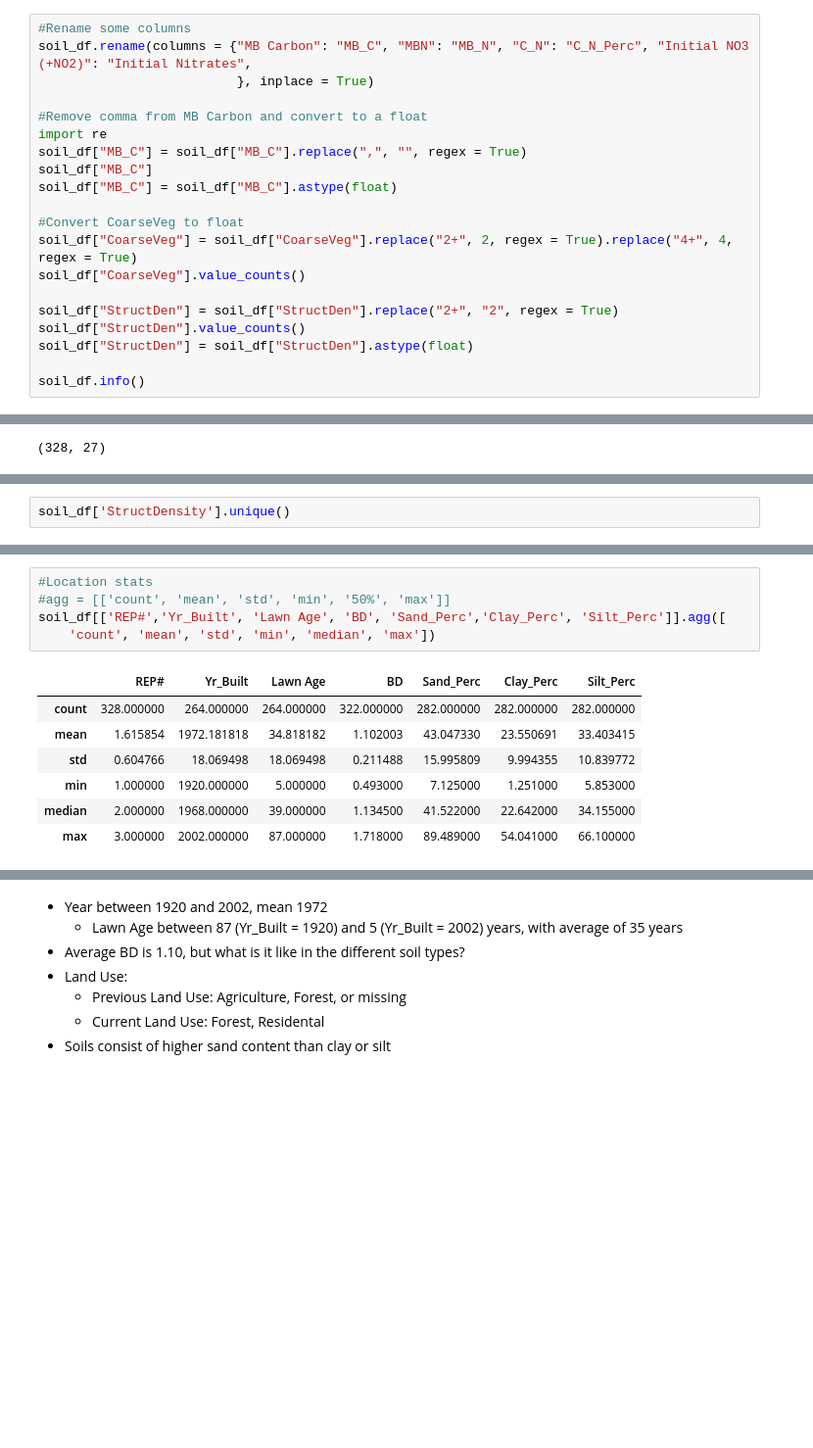
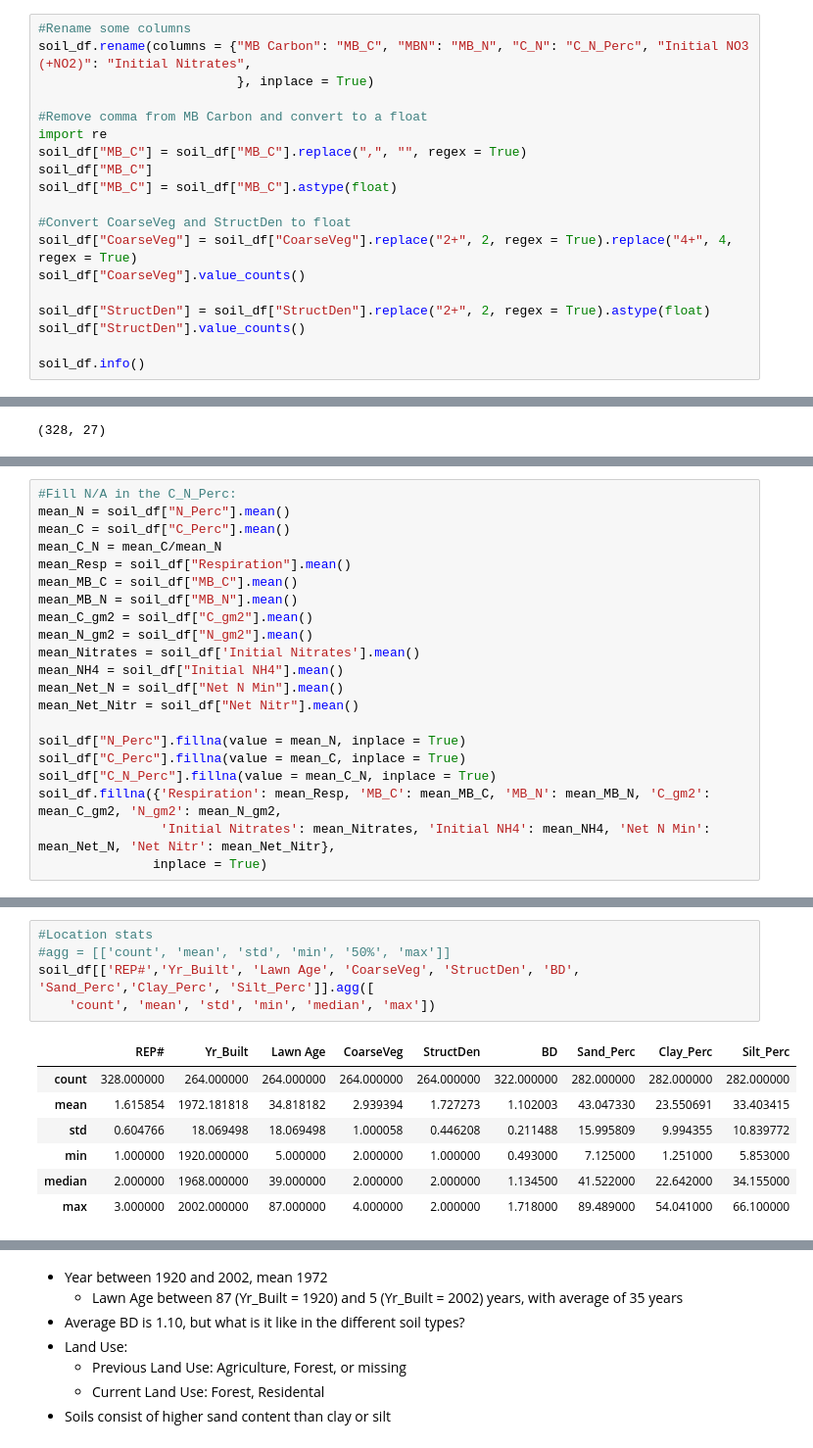
Before and after one commit to odelmas-sci/soil_characteristics, a Jupyter notebook: Forest Soil Characteristics.ipynb, the cells around one changed output, grey strips where cells are left out. Shown at 98% size. Cells and saved outputs as stored; diff of their text form; blank space fills up the shorter version.

```diff
--- a/Forest Soil Characteristics.ipynb
+++ b/Forest Soil Characteristics.ipynb
@@ -83,13 +83,12 @@ soil_df["MB_C"] = soil_df["MB_C"].replace(",", "", regex = True)
 soil_df["MB_C"]
 soil_df["MB_C"] = soil_df["MB_C"].astype(float)
 
-#Convert CoarseVeg to float
+#Convert CoarseVeg and StructDen to float
 soil_df["CoarseVeg"] = soil_df["CoarseVeg"].replace("2+", 2, regex = True).replace("4+", 4, regex = True)
 soil_df["CoarseVeg"].value_counts()
 
-soil_df["StructDen"] = soil_df["StructDen"].replace("2+", "2", regex = True)
+soil_df["StructDen"] = soil_df["StructDen"].replace("2+", 2, regex = True).astype(float)
 soil_df["StructDen"].value_counts()
-soil_df["StructDen"] = soil_df["StructDen"].astype(float)
 
 soil_df.info()
 # %% [output]
@@ -164,2 +166,21 @@ Current Land Use: ['Forest' 'Residential']
 # %%
-soil_df['StructDensity'].unique()
+#Fill N/A in the C_N_Perc:
+mean_N = soil_df["N_Perc"].mean()
+mean_C = soil_df["C_Perc"].mean()
+mean_C_N = mean_C/mean_N
+mean_Resp = soil_df["Respiration"].mean()
+mean_MB_C = soil_df["MB_C"].mean()
+mean_MB_N = soil_df["MB_N"].mean()
+mean_C_gm2 = soil_df["C_gm2"].mean()
+mean_N_gm2 = soil_df["N_gm2"].mean()
+mean_Nitrates = soil_df['Initial Nitrates'].mean()
+mean_NH4 = soil_df["Initial NH4"].mean()
+mean_Net_N = soil_df["Net N Min"].mean()
+mean_Net_Nitr = soil_df["Net Nitr"].mean()
+
+soil_df["N_Perc"].fillna(value = mean_N, inplace = True)
+soil_df["C_Perc"].fillna(value = mean_C, inplace = True)
+soil_df["C_N_Perc"].fillna(value = mean_C_N, inplace = True)
+soil_df.fillna({'Respiration': mean_Resp, 'MB_C': mean_MB_C, 'MB_N': mean_MB_N, 'C_gm2': mean_C_gm2, 'N_gm2': mean_N_gm2,
+                'Initial Nitrates': mean_Nitrates, 'Initial NH4': mean_NH4, 'Net N Min': mean_Net_N, 'Net Nitr': mean_Net_Nitr},
+               inplace = True)
@@ -192,13 +220,13 @@ Net Nitr - 2.7439
 # %%
 #Location stats
 #agg = [['count', 'mean', 'std', 'min', '50%', 'max']]
-soil_df[['REP#','Yr_Built', 'Lawn Age', 'BD', 'Sand_Perc','Clay_Perc', 'Silt_Perc']].agg([
+soil_df[['REP#','Yr_Built', 'Lawn Age', 'CoarseVeg', 'StructDen', 'BD', 'Sand_Perc','Clay_Perc', 'Silt_Perc']].agg([
     'count', 'mean', 'std', 'min', 'median', 'max'])
 # %% [output]
-|  | REP# | Yr_Built | Lawn Age | BD | Sand_Perc | Clay_Perc | Silt_Perc |
-| count | 328.000000 | 264.000000 | 264.000000 | 322.000000 | 282.000000 | 282.000000 | 282.000000 |
-| mean | 1.615854 | 1972.181818 | 34.818182 | 1.102003 | 43.047330 | 23.550691 | 33.403415 |
-| std | 0.604766 | 18.069498 | 18.069498 | 0.211488 | 15.995809 | 9.994355 | 10.839772 |
-| min | 1.000000 | 1920.000000 | 5.000000 | 0.493000 | 7.125000 | 1.251000 | 5.853000 |
-| median | 2.000000 | 1968.000000 | 39.000000 | 1.134500 | 41.522000 | 22.642000 | 34.155000 |
-| max | 3.000000 | 2002.000000 | 87.000000 | 1.718000 | 89.489000 | 54.041000 | 66.100000 |
+|  | REP# | Yr_Built | Lawn Age | CoarseVeg | StructDen | BD | Sand_Perc | Clay_Perc | Silt_Perc |
+| count | 328.000000 | 264.000000 | 264.000000 | 264.000000 | 264.000000 | 322.000000 | 282.000000 | 282.000000 | 282.000000 |
+| mean | 1.615854 | 1972.181818 | 34.818182 | 2.939394 | 1.727273 | 1.102003 | 43.047330 | 23.550691 | 33.403415 |
+| std | 0.604766 | 18.069498 | 18.069498 | 1.000058 | 0.446208 | 0.211488 | 15.995809 | 9.994355 | 10.839772 |
+| min | 1.000000 | 1920.000000 | 5.000000 | 2.000000 | 1.000000 | 0.493000 | 7.125000 | 1.251000 | 5.853000 |
+| median | 2.000000 | 1968.000000 | 39.000000 | 2.000000 | 2.000000 | 1.134500 | 41.522000 | 22.642000 | 34.155000 |
+| max | 3.000000 | 2002.000000 | 87.000000 | 4.000000 | 2.000000 | 1.718000 | 89.489000 | 54.041000 | 66.100000 |
```
Also changed, not shown: parts of 17 cells of this notebook.
